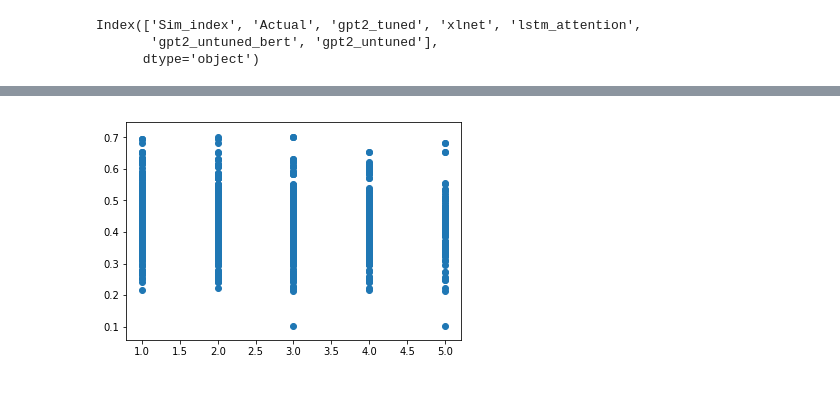
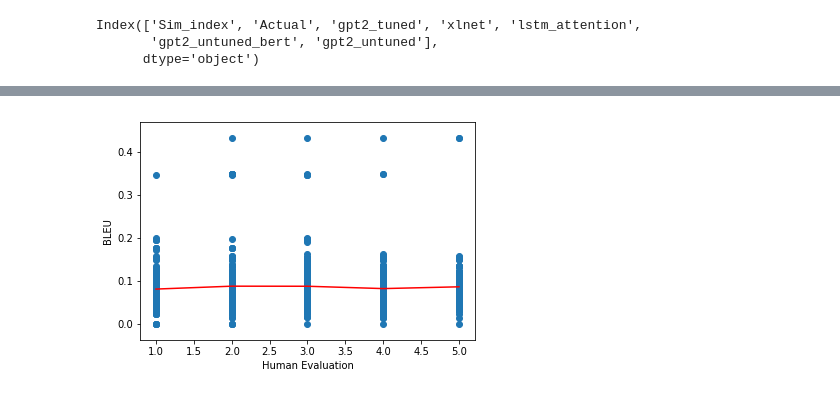
Before and after one commit to tyu0912/GPT2_XLNet_Comparison, a Jupyter notebook: post-model-check/compare_metrics_against_human_eval.ipynb, the cells around one changed output, grey strips where cells are left out. Saved outputs shown, nothing was run; the diff lists cells and outputs as text; code cells hidden in the pictures.

Commit message:
compare metrics against human eval, updated code and graphs

```diff
--- a/post-model-check/compare_metrics_against_human_eval.ipynb
+++ b/post-model-check/compare_metrics_against_human_eval.ipynb
@@ -165,6 +164,9 @@ merge_df_all
 # %%
 # 'bleu_res', 'rouge_n', 'rouge_l', 'bert_p', 'bert_r', 'bert_f1'
-plt.scatter(merge_df_all['human_eval'], merge_df_all['rouge_n'])
+plt.scatter(merge_df_all['human_eval'], merge_df_all['bleu_res'])
+plt.plot(avg_by_human_eval_df.index, avg_by_human_eval_df['bleu_res'], '-r')
+plt.xlabel('Human Evaluation')
+plt.ylabel('BLEU')
 plt.show()
 # %% [output]
-[figure, old version]
+[figure, new version]
```
Also changed, not shown: parts of 16 cells of this notebook, 5 other files.
